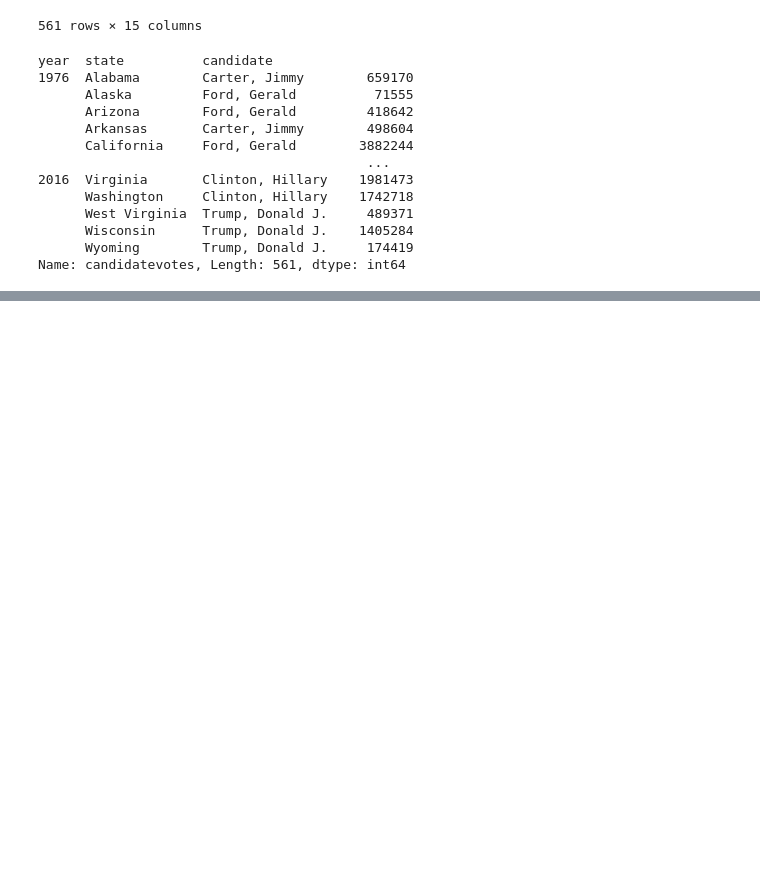
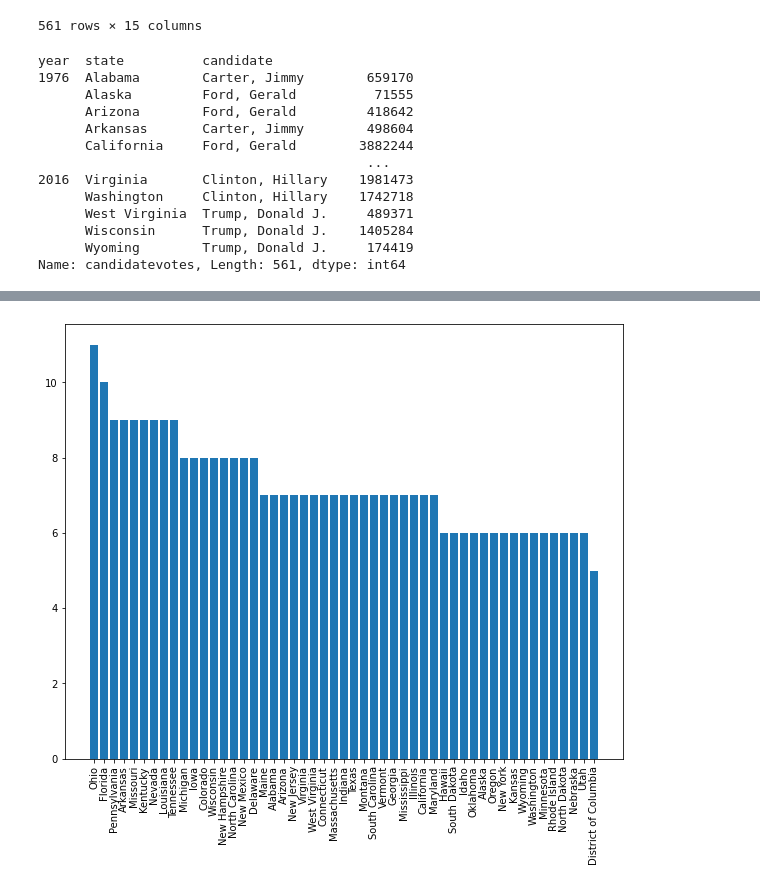
Before and after one commit to Gabby19231/Project-1, a Jupyter notebook: states.ipynb, the cells around one changed output, grey strips where cells are left out. Saved outputs shown, nothing was run; the diff lists cells and outputs as text; code cells hidden in the pictures; blank space fills up the shorter version.

```diff
--- a/states.ipynb
+++ b/states.ipynb
@@ -386,3 +297,22 @@ year  state          candidate
       Wisconsin      Trump, Donald J.    1405284
       Wyoming        Trump, Donald J.     174419
 Name: candidatevotes, Length: 561, dtype: int64
+# %%
+#winner = ['Carter, Jimmy', 'Reagan, Ronald', 'Reagan, Ronald', 'Bush, George H.W.', 'Clinton, Bill', 'Clinton, Bill', 'Bush, George W.', 'Bush, George W.', 'Obama, Barack H.', 'Obama, Barack H.','Trump, Donald J.']
+JC = winner.loc[(winner['candidate'] == 'Carter, Jimmy') & (winner['year'] == 1976)]
+RR = winner.loc[(winner['candidate'] == 'Reagan, Ronald') & (winner['year'] == 1980) | (winner['candidate'] == 'Reagan, Ronald') & (winner['year'] == 1984)]
+GB1 = winner.loc[(winner['candidate'] == 'Bush, George H.W.') & (winner['year'] == 1988)]
+BC = winner.loc[(winner['candidate'] == 'Clinton, Bill') & (winner['year'] == 1992) | (winner['candidate'] == 'Clinton, Bill') & (winner['year'] == 1996)]
+GB2 = winner.loc[(winner['candidate'] == 'Bush, George W.') & (winner['year'] == 2000) | (winner['candidate'] == 'Bush, George W.') & (winner['year'] == 2004)]
+BO = winner.loc[(winner['candidate'] == 'Obama, Barack H.') & (winner['year'] == 2008) | (winner['candidate'] == 'Obama, Barack H.') & (winner['year'] == 2012)]
+DT = winner.loc[(winner['candidate'] == 'Trump, Donald J.') & (winner['year'] == 2016)]
+
+test = JC.append(RR)
+test2 = test.append(GB1)
+test3 = test2.append(BC)
+test4 = test3.append(GB2)
+test5 = test4.append(BO)
+test6 = test5.append(DT)
+
+
+test6
@@ -388,0 +333,8 @@ Name: candidatevotes, Length: 561, dtype: int64
+# %%
+plt.figure(figsize=(10,8))
+states_count = test6['state'].value_counts()
+plt.bar(states_count.index.values, states_count.values)
+plt.xticks(rotation=90)
+plt.show()
+# %% [output]
+[figure, added]
```
Also changed, not shown: parts of 21 cells of this notebook.
